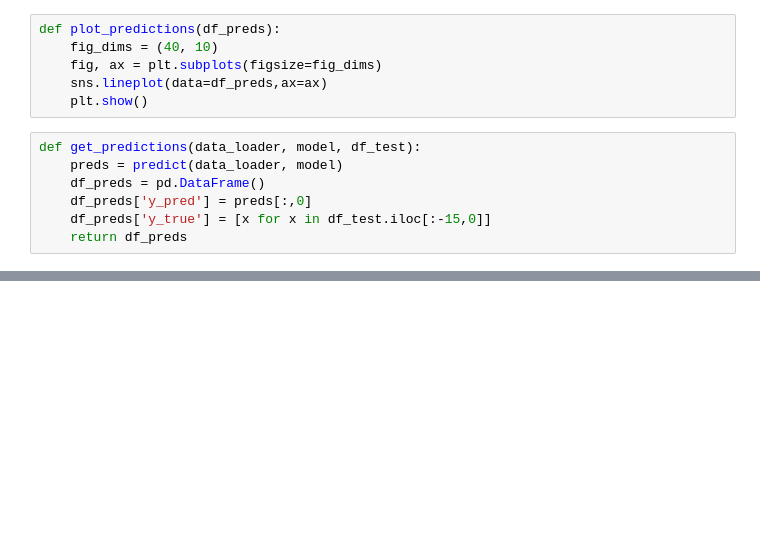
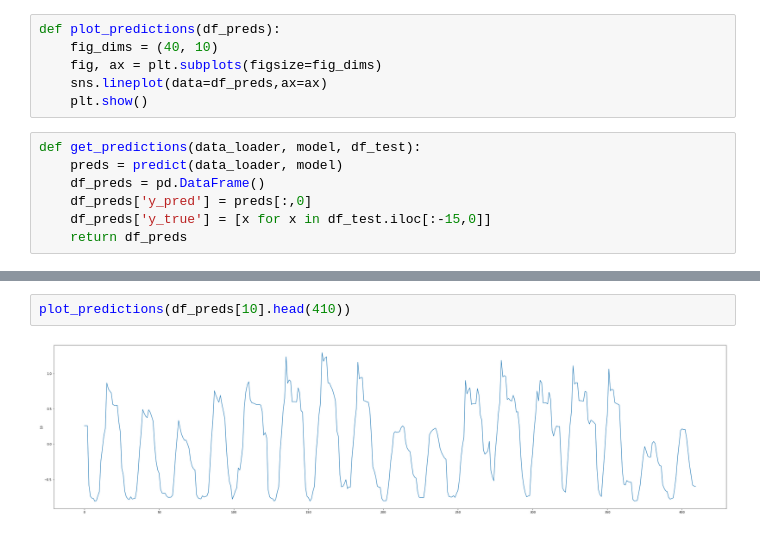
Before and after one commit to trevorwitter/nyc-subway-utilization, a Jupyter notebook: model/scratch/update_dataloader_multiclass_prediction.ipynb, the cells around one changed output, grey strips where cells are left out. Drawn from its saved outputs; the diff is of its cells as text; blank space fills up the shorter version.

```diff
--- a/model/scratch/update_dataloader_multiclass_prediction.ipynb
+++ b/model/scratch/update_dataloader_multiclass_prediction.ipynb
@@ -202,0 +234,4 @@ plot_predictions(df_preds.head(410))
+# %%
+plot_predictions(df_preds[10].head(410))
+# %% [output]
+[figure, added]
```
Also changed, not shown: parts of 11 cells of this notebook, 3 other files.
